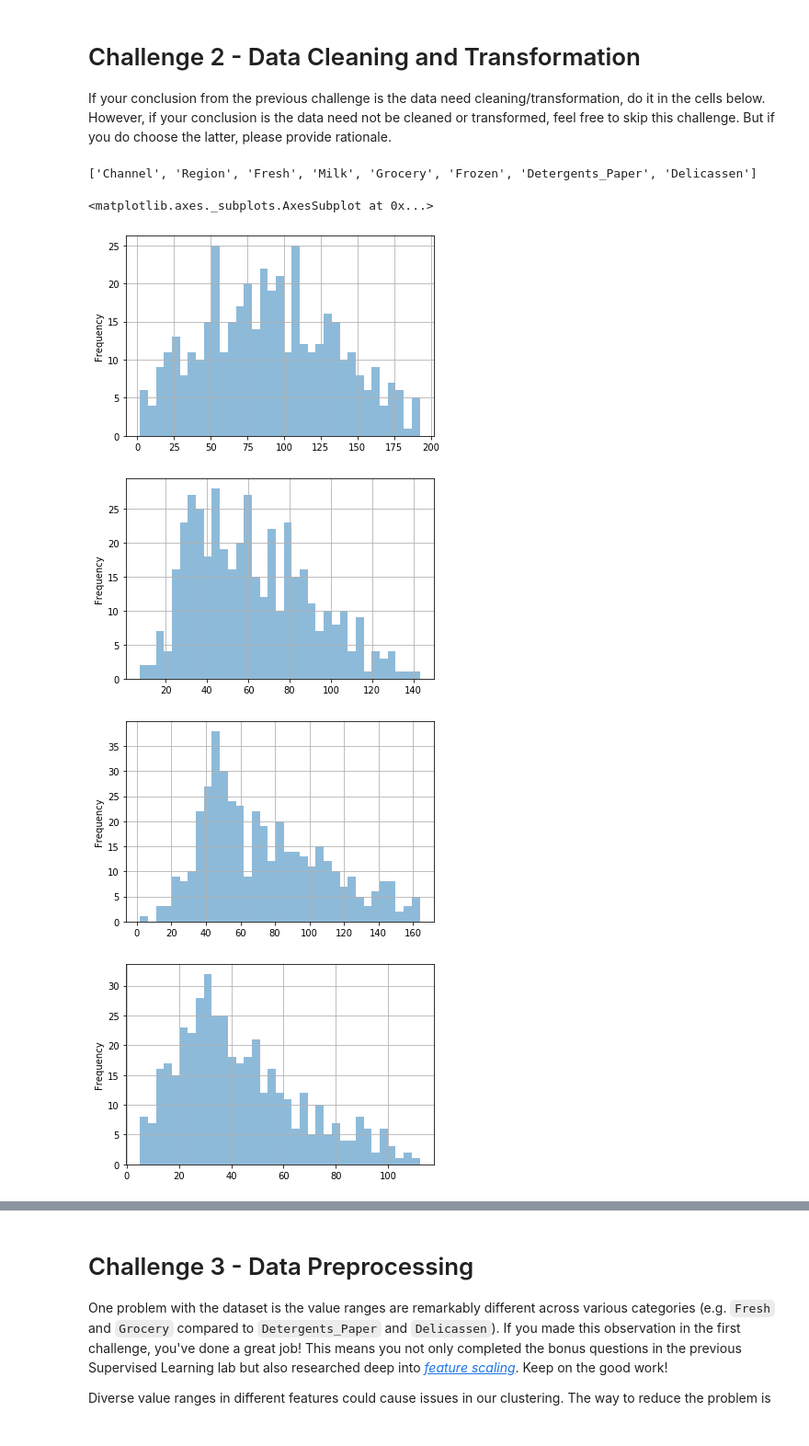
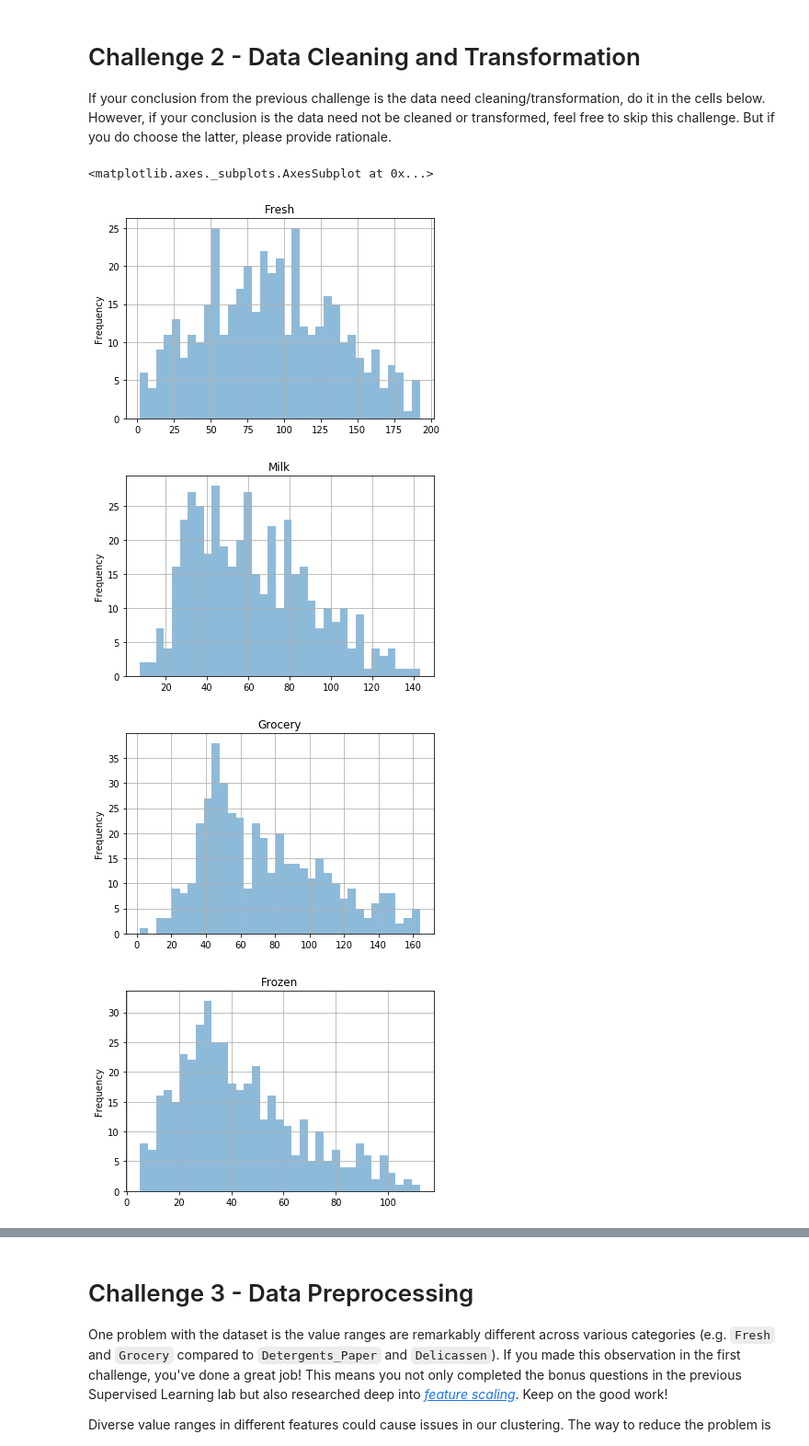
Before and after one commit to ironhack-datalabs/datamad0819, a Jupyter notebook: module-3/lab-unsupervised-learning/your-code/main.ipynb, the cells around one changed output, grey strips where cells are left out. Shown at 92% size. Saved outputs shown, nothing was run; the diff lists cells and outputs as text; code cells hidden in the pictures.

```diff
--- a/module-3/lab-unsupervised-learning/your-code/main.ipynb
+++ b/module-3/lab-unsupervised-learning/your-code/main.ipynb
@@ -302,3 +233,6 @@ Total 440
 # VALUE RANGES IN COLUMNS DIFFER GREATLY. STANDARIZATION NECESSARY
 # %% [output]
 '\nFRESH: annual spending (m.u.) on fresh products (Continuous);\nMILK: annual spending (m.u.) on milk products (Continuous);\nGROCERY: annual spending (m.u.) on grocery products (Continuous);\nFROZEN ...
+# %%
+for col in customers.columns:
+    display(customers[col].value_counts())
@@ -306,26 +320,31 @@ Total 440
 # Challenge 2 - Data Cleaning and Transformation
 
 If your conclusion from the previous challenge is the data need cleaning/transformation, do it in the cells below. However, if your conclusion is the data need not be cleaned or transformed, feel free to skip this challenge. But if you do choose the latter, please provide rationale.
+# %%
+## DROP CHANNEL AND REGION
+
+new_customers = customers.drop(columns = ["Channel","Region"])
+new_customers
 # %%
-columns_lst = list(customers)
-print(columns_lst)
+## WE REMOVE OUTLIERS AND REPLOT THE HISTOGRAMS
 
 def plot_no_outliers_hist(df):
-    df = df.drop(columns = ["Channel", "Region"])
     for col in df.columns:
         mean = np.mean(df[col], axis=0)
         sd = np.std(df[col], axis=0)
         final_list = [x for x in df[col] if (x > mean - 2 * sd)]
         final_list = [x for x in final_list if (x < mean + 2 * sd)]
         df_no_outliers = pd.DataFrame(final_list)
         df_pow= df_no_outliers.apply(np.sqrt)
         plots = df_pow.plot.hist(alpha=0.5, bins=35, grid=True, legend=None);
+        plt.title(col)
+
     return plots
-plot_no_outliers_hist(customers)
+
+plot_no_outliers_hist(new_customers)
 # %% [output]
-['Channel', 'Region', 'Fresh', 'Milk', 'Grocery', 'Frozen', 'Detergents_Paper', 'Delicassen']
+<matplotlib.axes._subplots.AxesSubplot at 0x...>
-<matplotlib.axes._subplots.AxesSubplot at 0x...>
-[figure, old version]
+[figure, new version]
-[figure, old version]
+[figure, new version]
-[figure, old version]
+[figure, new version]
-[figure, old version]
+[figure, new version]
```
Also changed, not shown: parts of 17 cells of this notebook.
